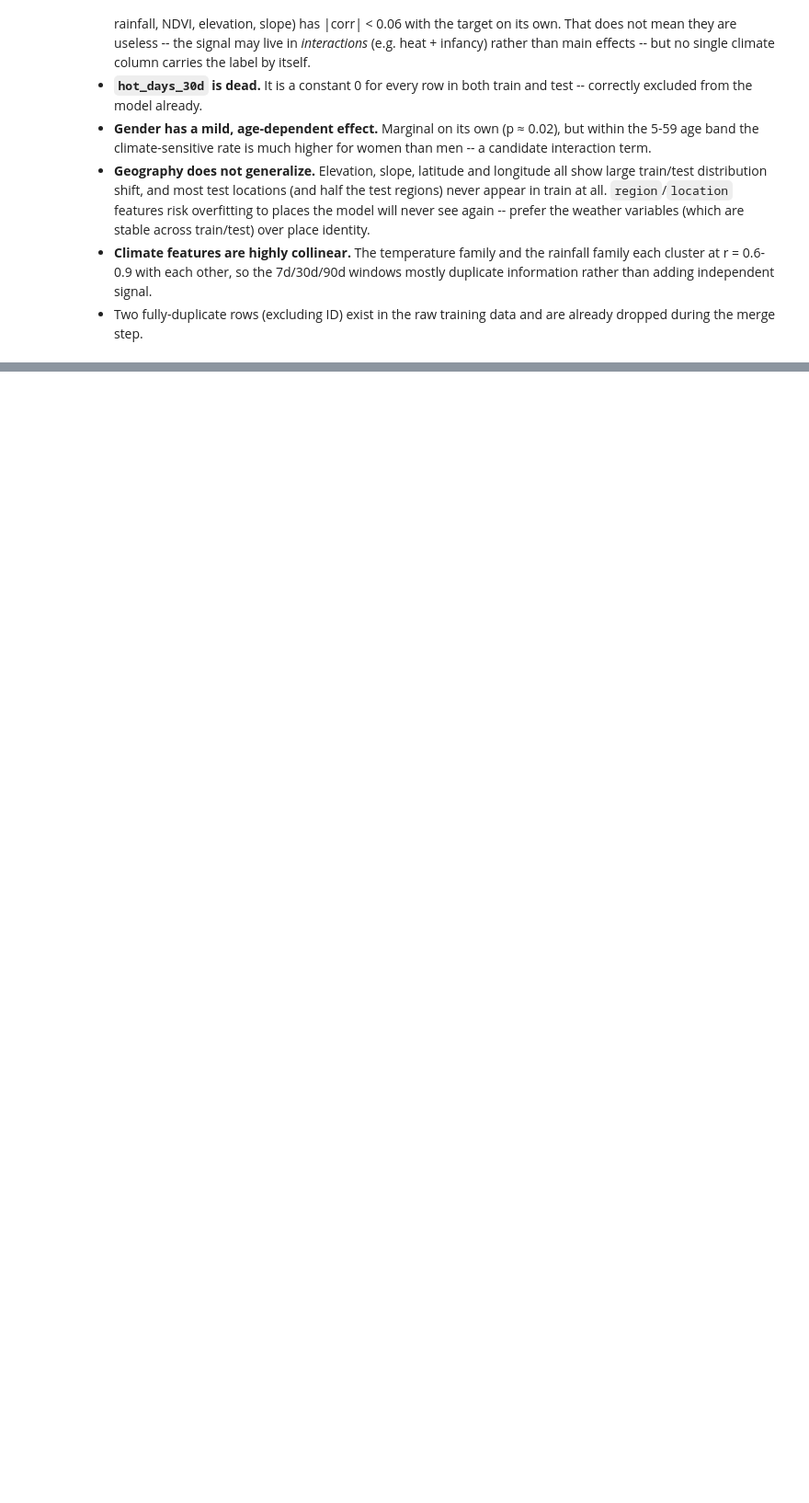
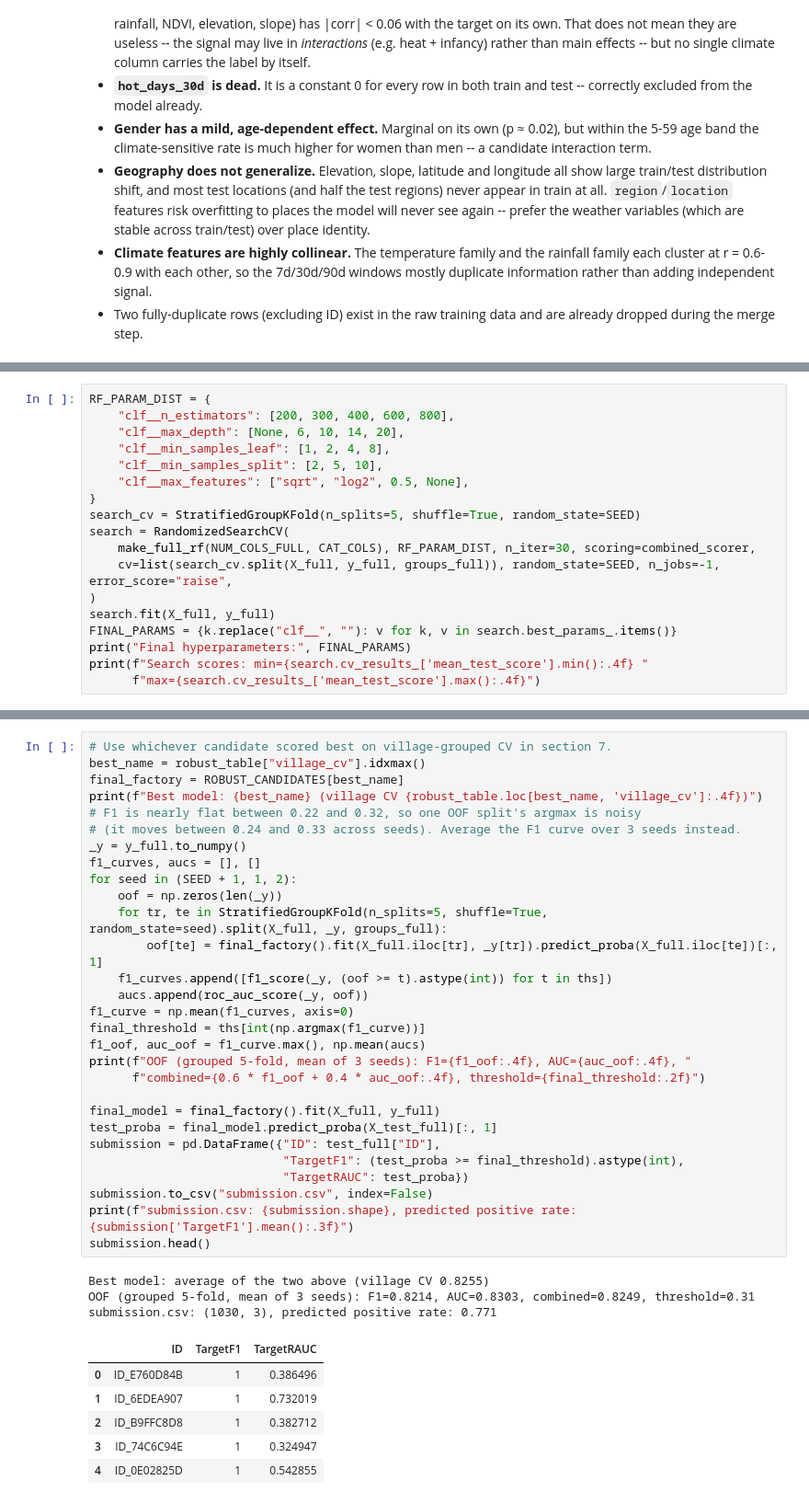
Before and after one commit to DevLaukey/Climate-risk-health-prediction, a Jupyter notebook: climate-risk-health-prediction-simple.ipynb, the cells around one changed output, grey strips where cells are left out. Shown at 92% size. Cells and saved outputs as stored; diff of their text form; blank space fills up the shorter version.

```diff
--- a/climate-risk-health-prediction-simple.ipynb
+++ b/climate-risk-health-prediction-simple.ipynb
@@ -4656,0 +702,18 @@ vs section 21's submission: score correlation=0.995, labels changed=30
+# %%
+RF_PARAM_DIST = {
+    "clf__n_estimators": [200, 300, 400, 600, 800],
+    "clf__max_depth": [None, 6, 10, 14, 20],
+    "clf__min_samples_leaf": [1, 2, 4, 8],
+    "clf__min_samples_split": [2, 5, 10],
+    "clf__max_features": ["sqrt", "log2", 0.5, None],
+}
+search_cv = StratifiedGroupKFold(n_splits=5, shuffle=True, random_state=SEED)
+search = RandomizedSearchCV(
+    make_full_rf(NUM_COLS_FULL, CAT_COLS), RF_PARAM_DIST, n_iter=30, scoring=combined_scorer,
+    cv=list(search_cv.split(X_full, y_full, groups_full)), random_state=SEED, n_jobs=-1, error_score="raise",
+)
+search.fit(X_full, y_full)
+FINAL_PARAMS = {k.replace("clf__", ""): v for k, v in search.best_params_.items()}
+print("Final hyperparameters:", FINAL_PARAMS)
+print(f"Search scores: min={search.cv_results_['mean_test_score'].min():.4f} "
+      f"max={search.cv_results_['mean_test_score'].max():.4f}")
@@ -4656,0 +822,39 @@ vs section 21's submission: score correlation=0.995, labels changed=30
+# %%
+# Use whichever candidate scored best on village-grouped CV in section 7.
+best_name = robust_table["village_cv"].idxmax()
+final_factory = ROBUST_CANDIDATES[best_name]
+print(f"Best model: {best_name} (village CV {robust_table.loc[best_name, 'village_cv']:.4f})")
+# F1 is nearly flat between 0.22 and 0.32, so one OOF split's argmax is noisy
+# (it moves between 0.24 and 0.33 across seeds). Average the F1 curve over 3 seeds instead.
+_y = y_full.to_numpy()
+f1_curves, aucs = [], []
+for seed in (SEED + 1, 1, 2):
+    oof = np.zeros(len(_y))
+    for tr, te in StratifiedGroupKFold(n_splits=5, shuffle=True, random_state=seed).split(X_full, _y, groups_full):
+        oof[te] = final_factory().fit(X_full.iloc[tr], _y[tr]).predict_proba(X_full.iloc[te])[:, 1]
+    f1_curves.append([f1_score(_y, (oof >= t).astype(int)) for t in ths])
+    aucs.append(roc_auc_score(_y, oof))
+f1_curve = np.mean(f1_curves, axis=0)
+final_threshold = ths[int(np.argmax(f1_curve))]
+f1_oof, auc_oof = f1_curve.max(), np.mean(aucs)
+print(f"OOF (grouped 5-fold, mean of 3 seeds): F1={f1_oof:.4f}, AUC={auc_oof:.4f}, "
+      f"combined={0.6 * f1_oof + 0.4 * auc_oof:.4f}, threshold={final_threshold:.2f}")
+
+final_model = final_factory().fit(X_full, y_full)
+test_proba = final_model.predict_proba(X_test_full)[:, 1]
+submission = pd.DataFrame({"ID": test_full["ID"],
+                           "TargetF1": (test_proba >= final_threshold).astype(int),
+                           "TargetRAUC": test_proba})
+submission.to_csv("submission.csv", index=False)
+print(f"submission.csv: {submission.shape}, predicted positive rate: {submission['TargetF1'].mean():.3f}")
+submission.head()
+# %% [output]
+Best model: average of the two above (village CV 0.8255)
+OOF (grouped 5-fold, mean of 3 seeds): F1=0.8214, AUC=0.8303, combined=0.8249, threshold=0.31
+submission.csv: (1030, 3), predicted positive rate: 0.771
+|  | ID | TargetF1 | TargetRAUC |
+| 0 | ID_E760D84B | 1 | 0.386496 |
+| 1 | ID_6EDEA907 | 1 | 0.732019 |
+| 2 | ID_B9FFC8D8 | 1 | 0.382712 |
+| 3 | ID_74C6C94E | 1 | 0.324947 |
+| 4 | ID_0E02825D | 1 | 0.542855 |
```
Also changed, not shown: parts of 132 cells of this notebook, 1 other file.
